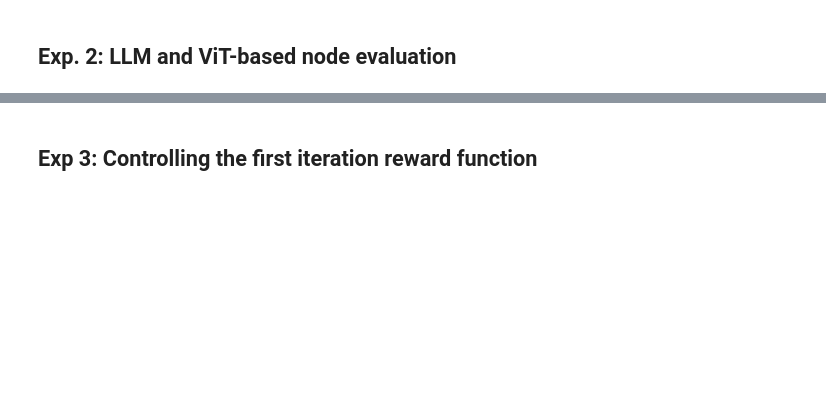
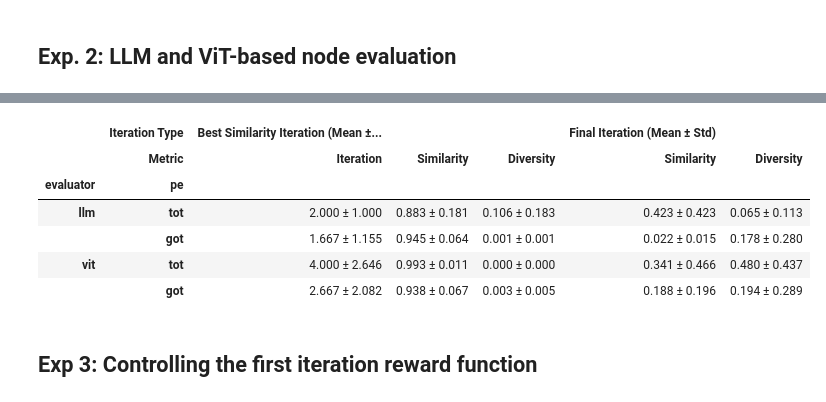
Before and after one commit to bic4907/pcgrl-llm, a Jupyter notebook: visualize_result/wandb_scrapper.ipynb, the cells around one changed output, grey strips where cells are left out. Drawn from its saved outputs; the diff is of its cells as text; code cells hidden in the pictures; blank space fills up the shorter version.

```diff
--- a/visualize_result/wandb_scrapper.ipynb
+++ b/visualize_result/wandb_scrapper.ipynb
@@ -299,3 +308,13 @@ exp2_df.groupby(experiment_cols_without_seed).agg(plotter)
+# %%
+print_result_table(exp2_df, category_columns=['evaluator', 'pe'])
+# %% [output]
+|  | Iteration Type | Best Similarity Iteration (Mean ±... |  |  | Final Iteration (Mean ± Std) |  |
+|  | Metric | Iteration | Similarity | Diversity | Similarity | Diversity |
+| evaluator | pe |  |  |  |  |  |
+| llm | tot | 2.000 ± 1.000 | 0.883 ± 0.181 | 0.106 ± 0.183 | 0.423 ± 0.423 | 0.065 ± 0.113 |
+|  | got | 1.667 ± 1.155 | 0.945 ± 0.064 | 0.001 ± 0.001 | 0.022 ± 0.015 | 0.178 ± 0.280 |
+| vit | tot | 4.000 ± 2.646 | 0.993 ± 0.011 | 0.000 ± 0.000 | 0.341 ± 0.466 | 0.480 ± 0.437 |
+|  | got | 2.667 ± 2.082 | 0.938 ± 0.067 | 0.003 ± 0.005 | 0.188 ± 0.196 | 0.194 ± 0.289 |
 # %% [markdown]
 ## Exp 3: Controlling the first iteration reward function
 # %%
```
Also changed, not shown: parts of 29 cells of this notebook, 1 other file.
